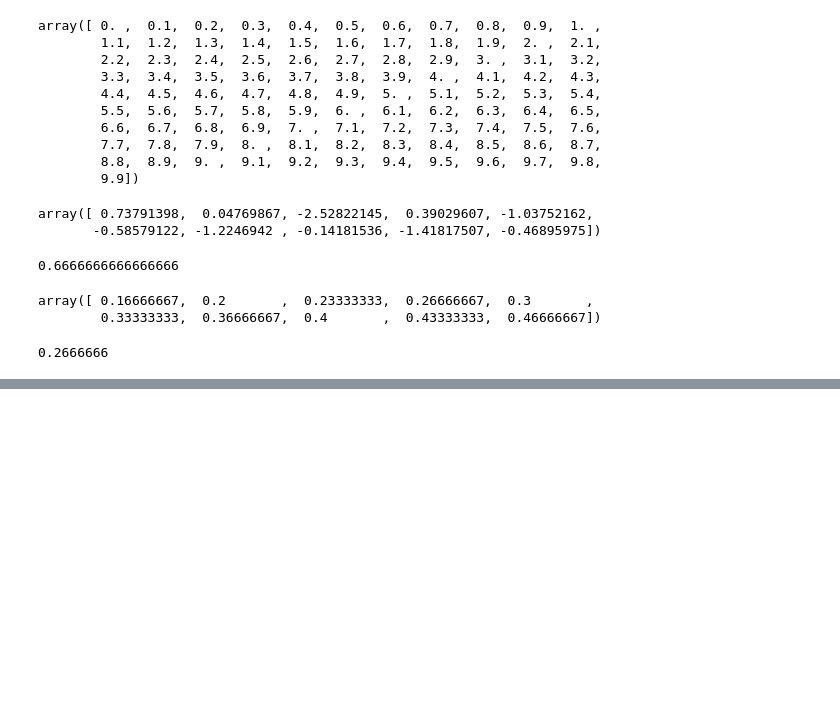
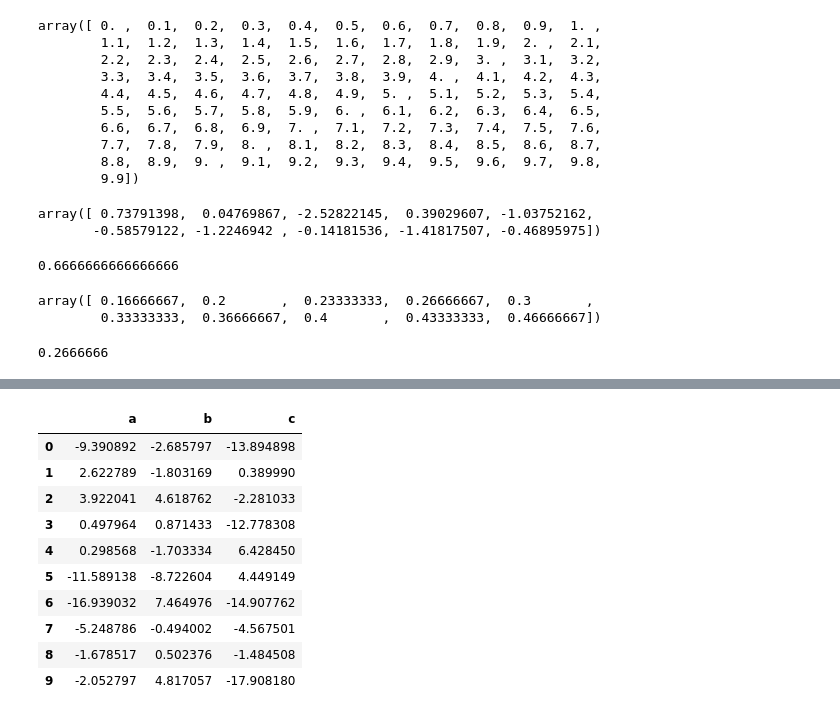
Before and after one commit to lro-diviner/divcalib, a Jupyter notebook: playing around.ipynb, the cells around one changed output, grey strips where cells are left out. Saved outputs shown, nothing was run; the diff lists cells and outputs as text; code cells hidden in the pictures; blank space fills up the shorter version.

```diff
--- a/playing around.ipynb
+++ b/playing around.ipynb
@@ -67,0 +86,18 @@ array([ 0.16666667,  0.2       ,  0.23333333,  0.26666667,  0.3       ,
+# %%
+df.a *=10
+# %%
+df[df.filter(regex='[bc]').columns] *=10
+# %%
+df
+# %% [output]
+|  | a | b | c |
+| 0 | -9.390892 | -2.685797 | -13.894898 |
+| 1 | 2.622789 | -1.803169 | 0.389990 |
+| 2 | 3.922041 | 4.618762 | -2.281033 |
+| 3 | 0.497964 | 0.871433 | -12.778308 |
+| 4 | 0.298568 | -1.703334 | 6.428450 |
+| 5 | -11.589138 | -8.722604 | 4.449149 |
+| 6 | -16.939032 | 7.464976 | -14.907762 |
+| 7 | -5.248786 | -0.494002 | -4.567501 |
+| 8 | -1.678517 | 0.502376 | -1.484508 |
+| 9 | -2.052797 | 4.817057 | -17.908180 |
```
Also changed, not shown: parts of 10 cells of this notebook, 6 other files.
